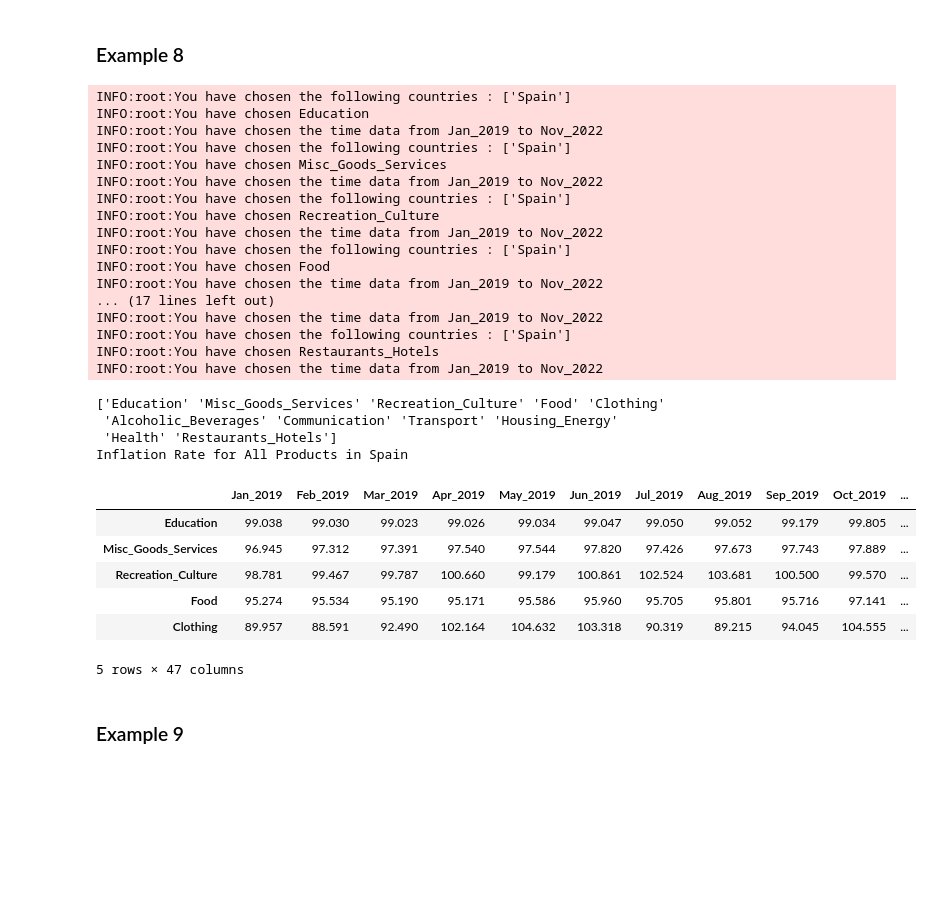
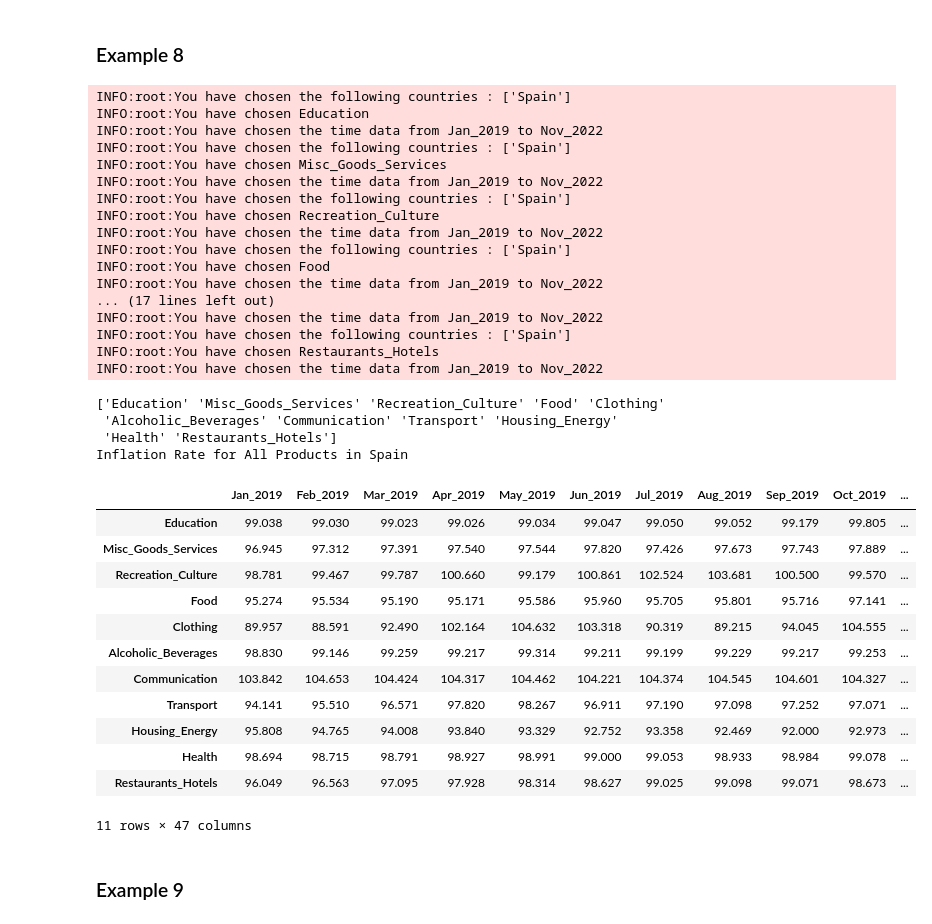
Before and after one commit to camelo-cruz/global_inflation_analyser, a Jupyter notebook: global_inflation_analyser/example.ipynb, the cells around one changed output. Saved outputs shown, nothing was run; the diff lists cells and outputs as text; code cells hidden in the pictures; blank space fills up the shorter version.

```diff
--- a/global_inflation_analyser/example.ipynb
+++ b/global_inflation_analyser/example.ipynb
@@ -164,36 +164,42 @@ stop_time = "Dec_2022"
 inflation_by_product = analyser.all_products_inflation(country, start_time, stop_time)
 
 print("Inflation Rate for All Products in", country)
-inflation_by_product.head()
+inflation_by_product
 # %% [output]
 INFO:root:You have chosen the following countries : ['Spain']
 INFO:root:You have chosen Education
 INFO:root:You have chosen the time data from Jan_2019 to Nov_2022
 INFO:root:You have chosen the following countries : ['Spain']
 INFO:root:You have chosen Misc_Goods_Services
 INFO:root:You have chosen the time data from Jan_2019 to Nov_2022
 INFO:root:You have chosen the following countries : ['Spain']
 INFO:root:You have chosen Recreation_Culture
 INFO:root:You have chosen the time data from Jan_2019 to Nov_2022
 INFO:root:You have chosen the following countries : ['Spain']
 INFO:root:You have chosen Food
 INFO:root:You have chosen the time data from Jan_2019 to Nov_2022
 ... (17 lines left out)
 INFO:root:You have chosen the time data from Jan_2019 to Nov_2022
 INFO:root:You have chosen the following countries : ['Spain']
 INFO:root:You have chosen Restaurants_Hotels
 INFO:root:You have chosen the time data from Jan_2019 to Nov_2022
 ['Education' 'Misc_Goods_Services' 'Recreation_Culture' 'Food' 'Clothing'
  'Alcoholic_Beverages' 'Communication' 'Transport' 'Housing_Energy'
  'Health' 'Restaurants_Hotels']
 Inflation Rate for All Products in Spain
 |  | Jan_2019 | Feb_2019 | Mar_2019 | Apr_2019 | May_2019 | Jun_2019 | Jul_2019 | Aug_2019 | Sep_2019 | Oct_2019 | ... |
 | Education | 99.038 | 99.030 | 99.023 | 99.026 | 99.034 | 99.047 | 99.050 | 99.052 | 99.179 | 99.805 | ... |
 | Misc_Goods_Services | 96.945 | 97.312 | 97.391 | 97.540 | 97.544 | 97.820 | 97.426 | 97.673 | 97.743 | 97.889 | ... |
 | Recreation_Culture | 98.781 | 99.467 | 99.787 | 100.660 | 99.179 | 100.861 | 102.524 | 103.681 | 100.500 | 99.570 | ... |
 | Food | 95.274 | 95.534 | 95.190 | 95.171 | 95.586 | 95.960 | 95.705 | 95.801 | 95.716 | 97.141 | ... |
 | Clothing | 89.957 | 88.591 | 92.490 | 102.164 | 104.632 | 103.318 | 90.319 | 89.215 | 94.045 | 104.555 | ... |
+| Alcoholic_Beverages | 98.830 | 99.146 | 99.259 | 99.217 | 99.314 | 99.211 | 99.199 | 99.229 | 99.217 | 99.253 | ... |
+| Communication | 103.842 | 104.653 | 104.424 | 104.317 | 104.462 | 104.221 | 104.374 | 104.545 | 104.601 | 104.327 | ... |
+| Transport | 94.141 | 95.510 | 96.571 | 97.820 | 98.267 | 96.911 | 97.190 | 97.098 | 97.252 | 97.071 | ... |
+| Housing_Energy | 95.808 | 94.765 | 94.008 | 93.840 | 93.329 | 92.752 | 93.358 | 92.469 | 92.000 | 92.973 | ... |
+| Health | 98.694 | 98.715 | 98.791 | 98.927 | 98.991 | 99.000 | 99.053 | 98.933 | 98.984 | 99.078 | ... |
+| Restaurants_Hotels | 96.049 | 96.563 | 97.095 | 97.928 | 98.314 | 98.627 | 99.025 | 99.098 | 99.071 | 98.673 | ... |
-5 rows × 47 columns
+11 rows × 47 columns
 # %% [markdown]
 ### Example 9
 # %%
```
